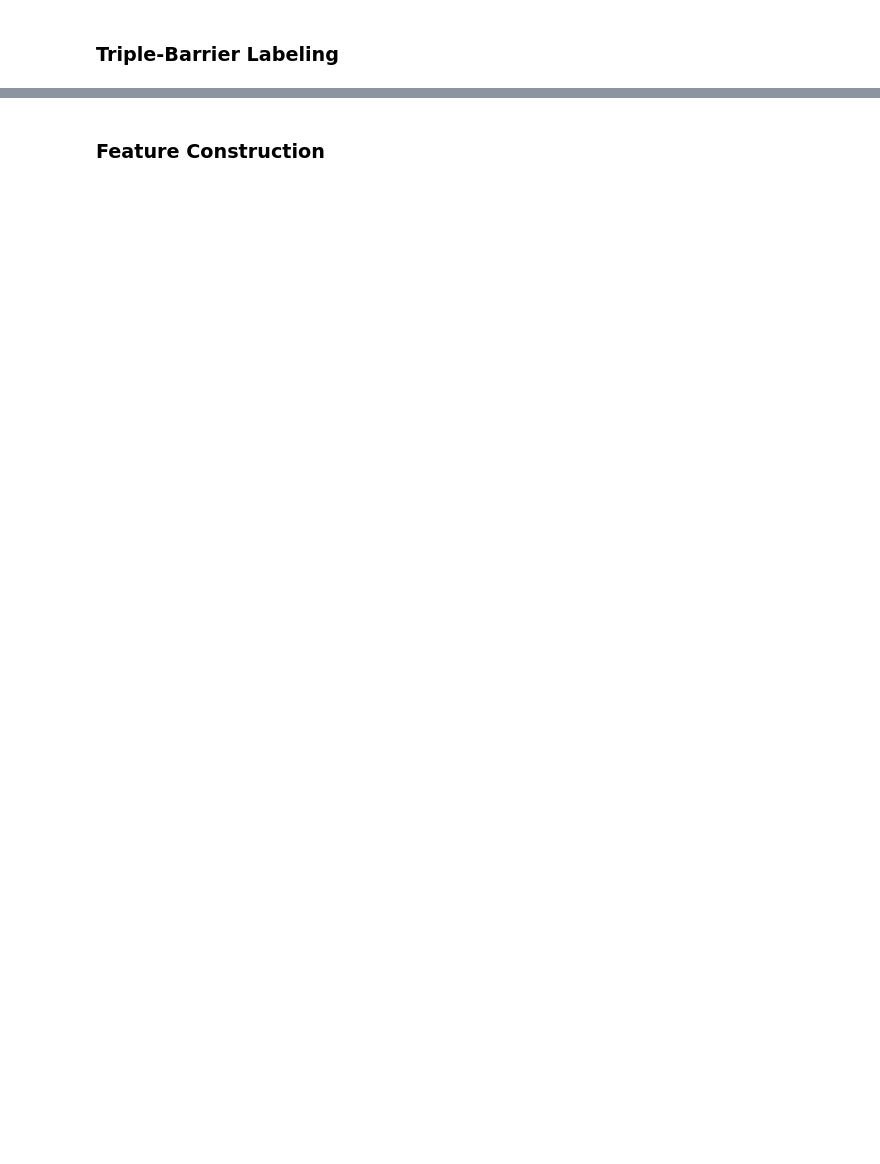
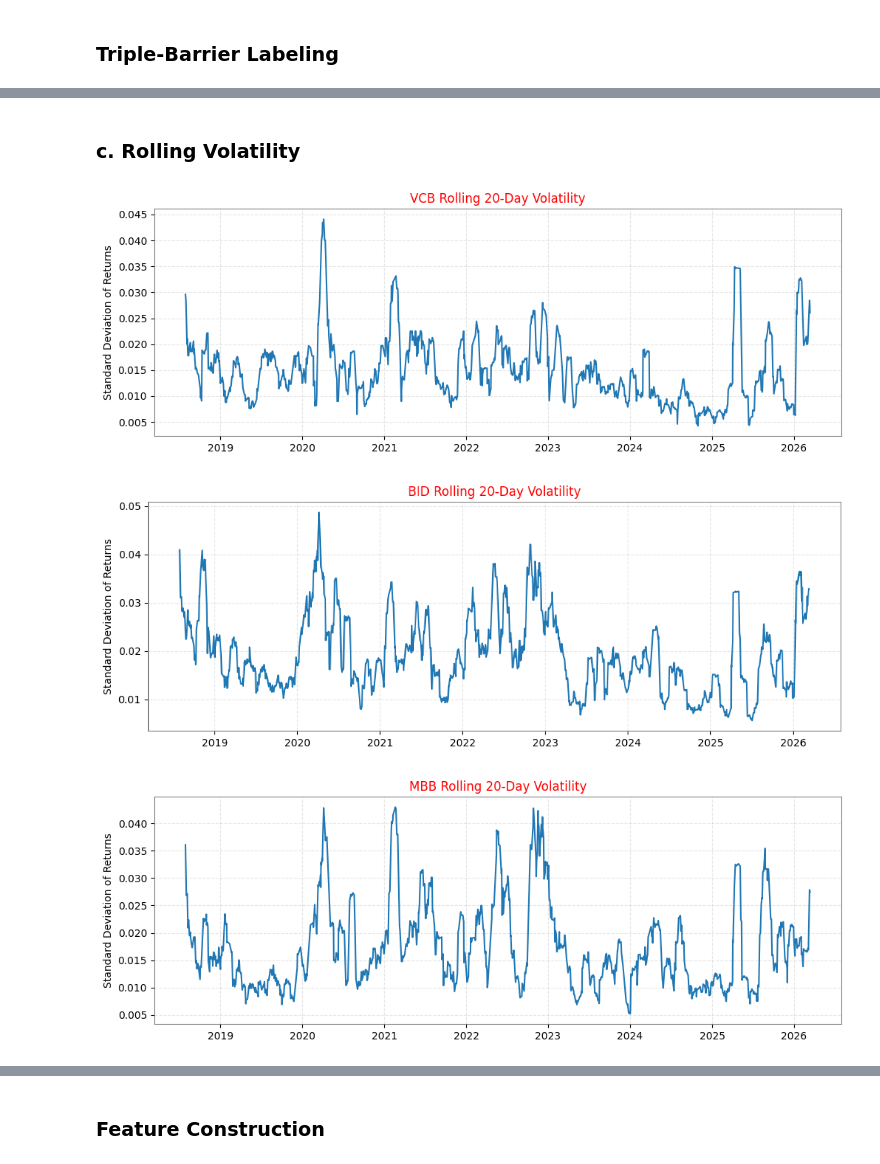
Before and after one commit to tinta2510/P4AI-DS-Assignment-Stock-Prediction, a Jupyter notebook: main.ipynb, the cells around one changed output, grey strips where cells are left out. Drawn from its saved outputs; the diff is of its cells as text; code cells hidden in the pictures; blank space fills up the shorter version.

```diff
--- a/main.ipynb
+++ b/main.ipynb
@@ -269,0 +327,18 @@ Labeling LPB ...
+# %% [markdown]
+### c. Rolling Volatility
+# %%
+for name in ["VCB", "BID", "MBB"]:
+    df = symbols[name].set_index("date") # Now index is the date
+    ret = df["close"].pct_change()
+    volatility_20 = ret.rolling(20).std()
+
+    plt.figure(figsize=(12,4))
+    plt.plot(df.index, volatility_20) # df.index is now a DatetimeIndex
+    plt.title(f"{name} Rolling 20-Day Volatility")
+    plt.ylabel("Standard Deviation of Returns")
+    plt.grid(True, alpha=0.3)
+    plt.show()
+# %% [output]
+[figure, added]
+[figure, added]
+[figure, added]
```
Also changed, not shown: parts of 26 cells of this notebook.
